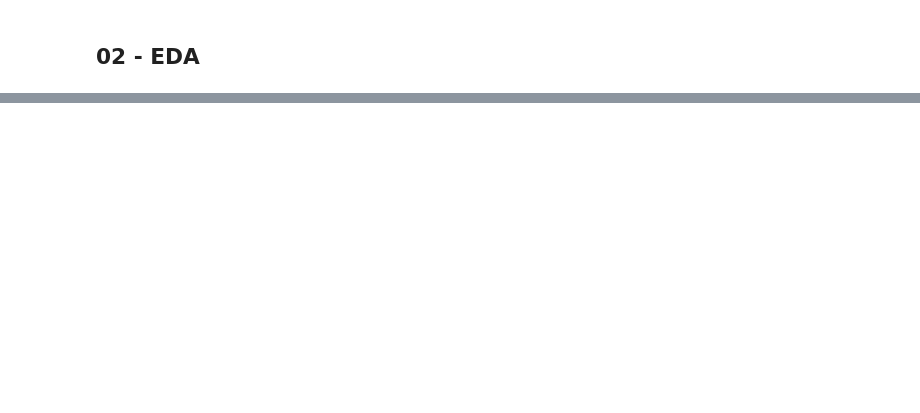
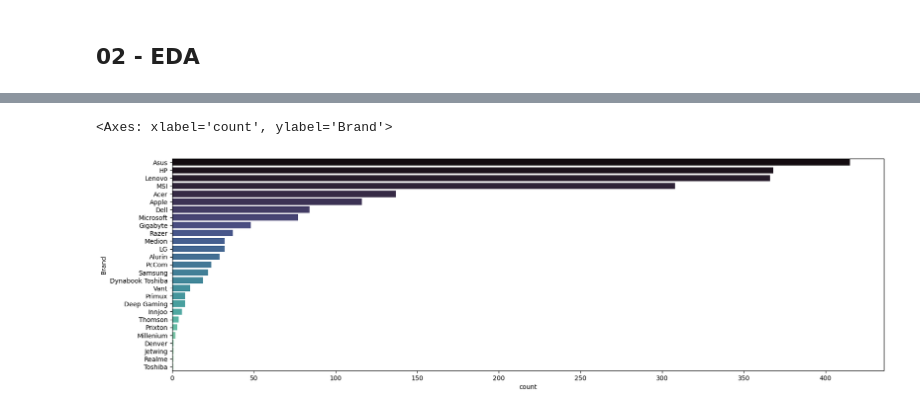
Before and after one commit to ediashta/Laptop-Price-Prediction, a Jupyter notebook: h8dsft_P1M2_Ediashta.ipynb, the cells around one changed output, grey strips where cells are left out. Drawn from its saved outputs; the diff is of its cells as text; code cells hidden in the pictures; blank space fills up the shorter version.

```diff
--- a/h8dsft_P1M2_Ediashta.ipynb
+++ b/h8dsft_P1M2_Ediashta.ipynb
@@ -28,0 +72,7 @@ data.head()
+# %%
+#check laptop specs
+plt.figure(figsize=(20,6))
+sns.countplot(data=data, y="Brand", order = data["Brand"].value_counts().index, palette="mako")
+# %% [output]
+<Axes: xlabel='count', ylabel='Brand'>
+[figure, added]
```
Also changed, not shown: parts of 14 cells of this notebook.
